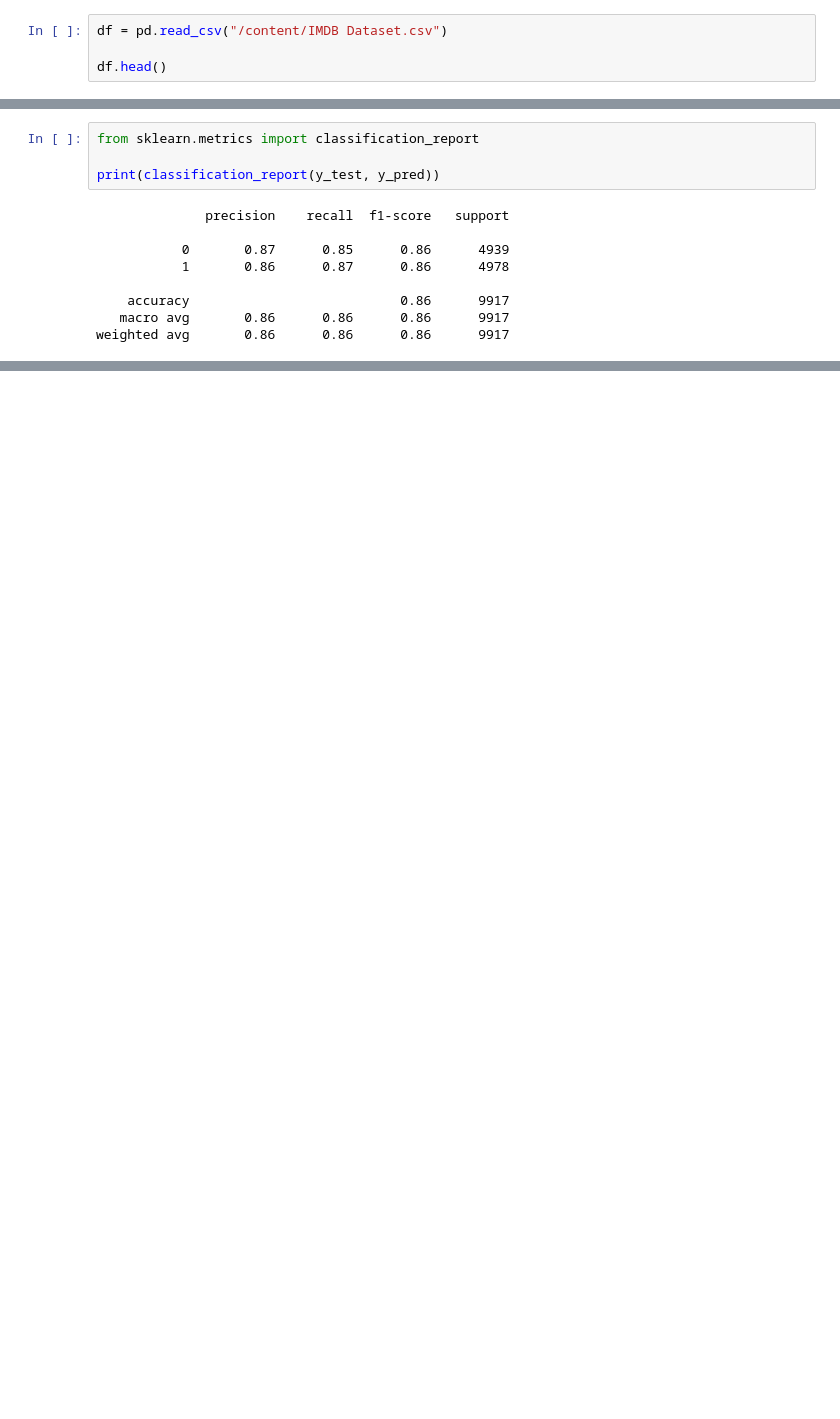
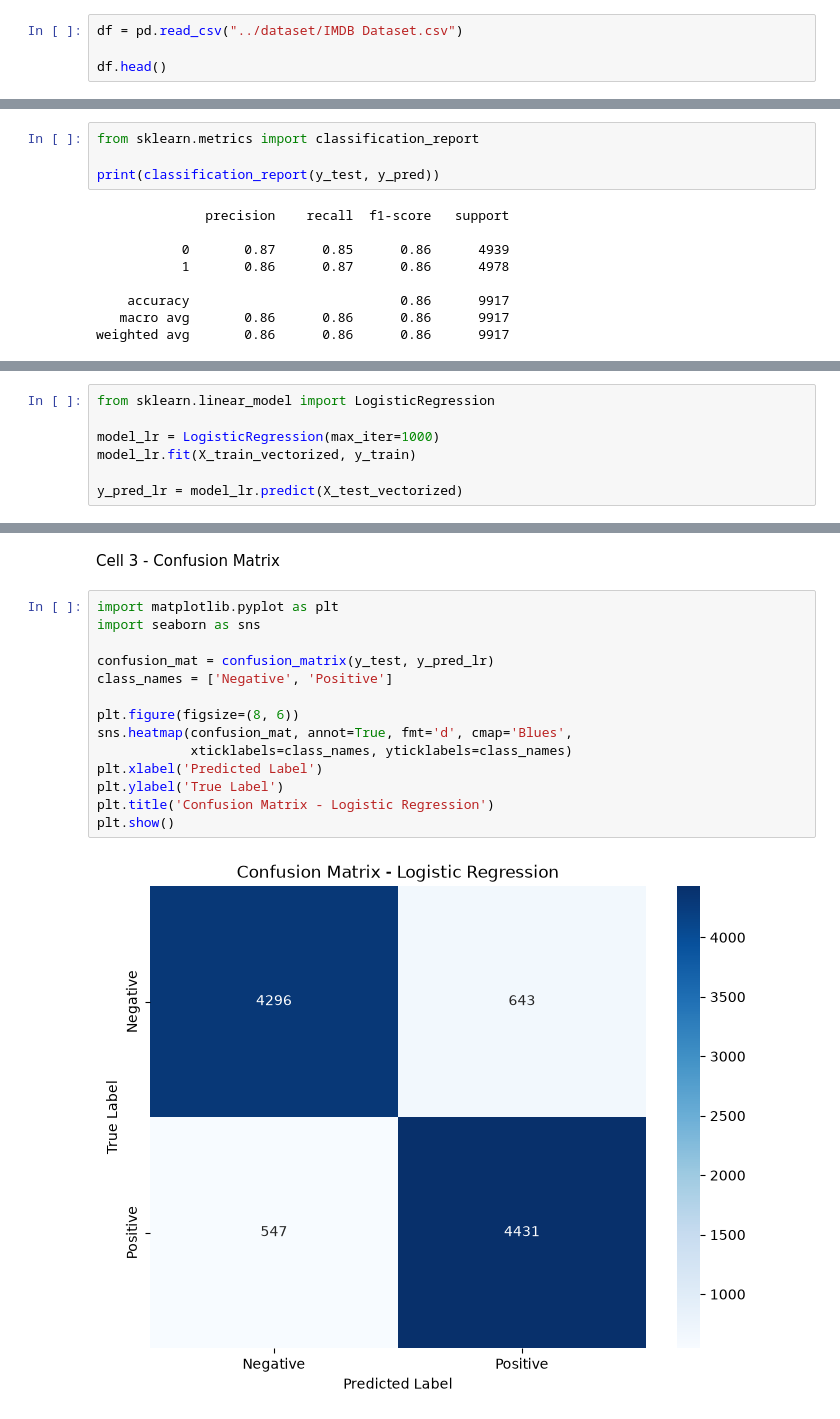
Before and after one commit to davidadeyi101-code/Capstone-project, a Jupyter notebook: notebook/sentiment_analyzer.ipynb, the cells around one changed output, grey strips where cells are left out. Drawn from its saved outputs; the diff is of its cells as text; blank space fills up the shorter version.

Commit message:
Add Model 2 (Logistic Regression) training, evaluation, and interpretability analysis

```diff
--- a/notebook/sentiment_analyzer.ipynb
+++ b/notebook/sentiment_analyzer.ipynb
@@ -4,7 +4,7 @@ import re
 from sklearn.feature_extraction.text import CountVectorizer
 from sklearn.model_selection import train_test_split
 # %%
-df = pd.read_csv("/content/IMDB Dataset.csv")
+df = pd.read_csv("../dataset/IMDB Dataset.csv")
 
 df.head()
 # %% [output]
@@ -191,0 +197,7 @@ weighted avg       0.86      0.86      0.86      9917
+# %%
+from sklearn.linear_model import LogisticRegression
+
+model_lr = LogisticRegression(max_iter=1000)
+model_lr.fit(X_train_vectorized, y_train)
+
+y_pred_lr = model_lr.predict(X_test_vectorized)
@@ -191,0 +232,18 @@ weighted avg       0.86      0.86      0.86      9917
+# %% [markdown]
+Cell 3 - Confusion Matrix
+# %%
+import matplotlib.pyplot as plt
+import seaborn as sns
+
+confusion_mat = confusion_matrix(y_test, y_pred_lr)
+class_names = ['Negative', 'Positive']
+
+plt.figure(figsize=(8, 6))
+sns.heatmap(confusion_mat, annot=True, fmt='d', cmap='Blues',
+            xticklabels=class_names, yticklabels=class_names)
+plt.xlabel('Predicted Label')
+plt.ylabel('True Label')
+plt.title('Confusion Matrix - Logistic Regression')
+plt.show()
+# %% [output]
+[figure, added]
```
Also changed, not shown: parts of 13 cells of this notebook.
